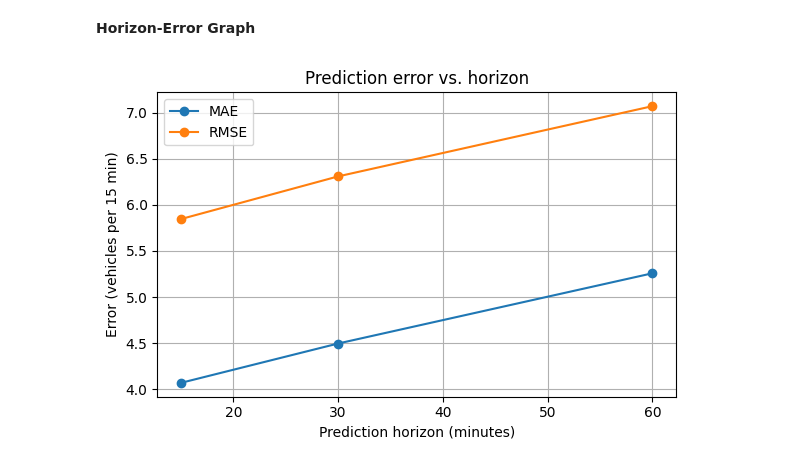
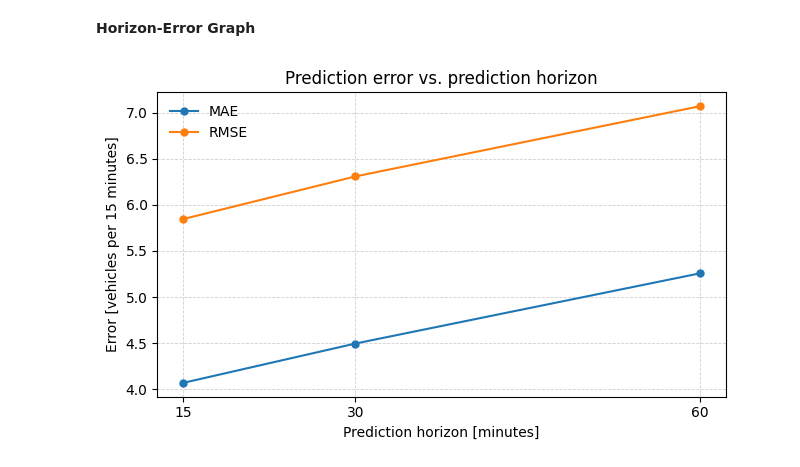
Before and after one commit to mogulkyu/Master_Arbeit_LSTM, a Jupyter notebook: chapter 4 - build digital twin/LSTM - detector prediction/02-ReadDetectorInputs.ipynb, the cells around one changed output. Drawn from its saved outputs; the diff is of its cells as text; code cells hidden in the pictures.

Commit message:
Add LSTM demand prediction results and evaluation plots

```diff
--- a/chapter 4 - build digital twin/LSTM - detector prediction/02-ReadDetectorInputs.ipynb
+++ b/chapter 4 - build digital twin/LSTM - detector prediction/02-ReadDetectorInputs.ipynb
@@ -447,20 +515,44 @@ Horizon=4 (60 min ahead) -> MAE=5.258, RMSE=7.071
 **Horizon-Error Graph**
 # %%
 import matplotlib.pyplot as plt
+import numpy as np
 
-horizons_min = [15, 30, 60]
-mae_vals = [4.069, 4.496, 5.258]
-rmse_vals = [5.846, 6.309, 7.071]
+horizons_min = np.array([15, 30, 60])
+mae_vals = np.array([4.069, 4.496, 5.258])
+rmse_vals = np.array([5.846, 6.309, 7.071])
 
-plt.figure(figsize=(6,4))
-plt.plot(horizons_min, mae_vals, marker='o', label='MAE')
-plt.plot(horizons_min, rmse_vals, marker='o', label='RMSE')
-plt.xlabel("Prediction horizon (minutes)")
-plt.ylabel("Error (vehicles per 15 min)")
-plt.title("Prediction error vs. horizon")
-plt.grid(True)
-plt.legend()
+plt.figure(figsize=(6.5, 4))
+
+plt.plot(
+    horizons_min,
+    mae_vals,
+    marker='o',
+    linewidth=1.5,
+    markersize=5,
+    label="MAE"
+)
+
+plt.plot(
+    horizons_min,
+    rmse_vals,
+    marker='o',
+    linewidth=1.5,
+    markersize=5,
+    label="RMSE"
+)
+
+plt.xlabel("Prediction horizon [minutes]")
+plt.ylabel("Error [vehicles per 15 minutes]")
+plt.title("Prediction error vs. prediction horizon")
+
+# Clean grid (major only)
+plt.grid(True, which="major", linestyle="--", linewidth=0.6, alpha=0.6)
+
+# Explicit x-ticks (avoid interpolation confusion)
+plt.xticks(horizons_min)
+
+plt.legend(frameon=False, loc="upper left")
 plt.tight_layout()
 plt.show()
 # %% [output]
-[figure, old version]
+[figure, new version]
```
Also changed, not shown: parts of 6 cells of this notebook.
